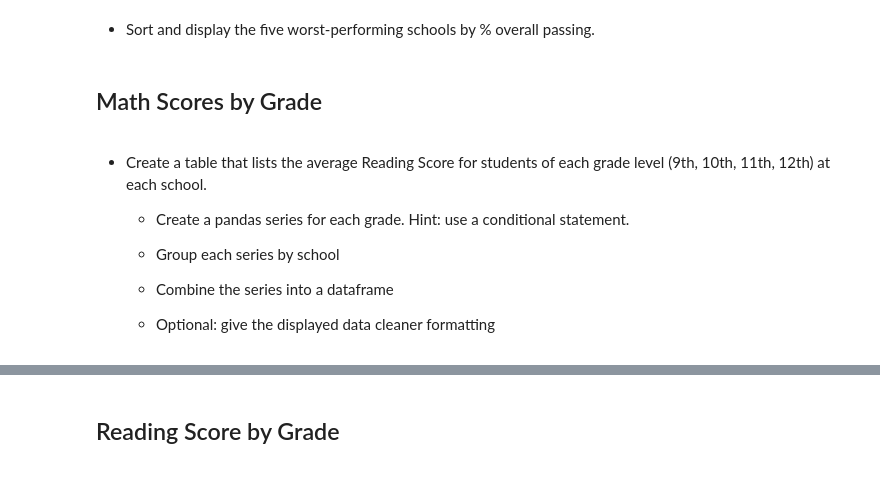
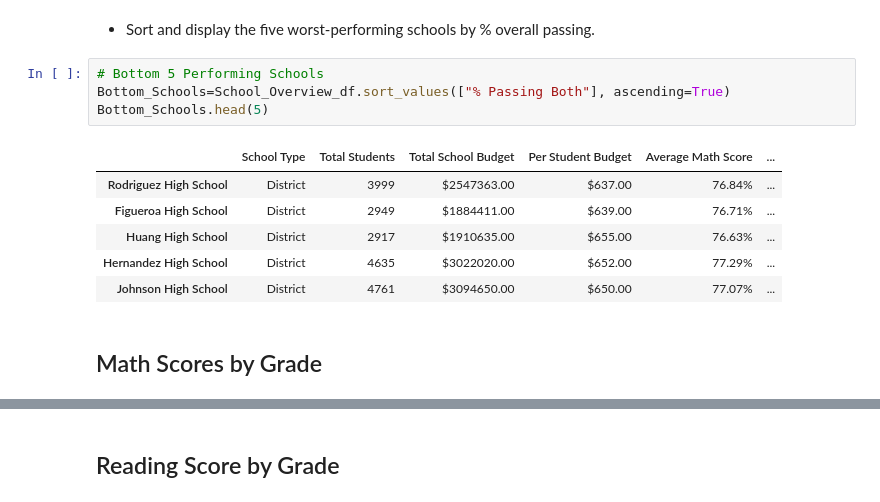
Before and after one commit to KWildcatQ/Pandas, a Jupyter notebook: PyCitySchools/PyCitySchools_starter.ipynb, the cells around one changed output, grey strips where cells are left out. Saved outputs shown, nothing was run; the diff lists cells and outputs as text.

```diff
--- a/PyCitySchools/PyCitySchools_starter.ipynb
+++ b/PyCitySchools/PyCitySchools_starter.ipynb
@@ -390,15 +394,16 @@ AttributeError: 'dict' object has no attribute 'sort_values'
 ## Bottom Performing Schools (By % Overall Passing)
 # %% [markdown]
 * Sort and display the five worst-performing schools by % overall passing.
+# %%
+# Bottom 5 Performing Schools
+Bottom_Schools=School_Overview_df.sort_values(["% Passing Both"], ascending=True)
+Bottom_Schools.head(5)
+# %% [output]
+|  | School Type | Total Students | Total School Budget | Per Student Budget | Average Math Score | ... |
+| Rodriguez High School | District | 3999 | $2547363.00 | $637.00 | 76.84% | ... |
+| Figueroa High School | District | 2949 | $1884411.00 | $639.00 | 76.71% | ... |
+| Huang High School | District | 2917 | $1910635.00 | $655.00 | 76.63% | ... |
+| Hernandez High School | District | 4635 | $3022020.00 | $652.00 | 77.29% | ... |
+| Johnson High School | District | 4761 | $3094650.00 | $650.00 | 77.07% | ... |
 # %% [markdown]
 ## Math Scores by Grade
-# %% [markdown]
-* Create a table that lists the average Reading Score for students of each grade level (9th, 10th, 11th, 12th) at each school.
-
-  * Create a pandas series for each grade. Hint: use a conditional statement.
-
-  * Group each series by school
-
-  * Combine the series into a dataframe
-
-  * Optional: give the displayed data cleaner formatting
```
Also changed, not shown: parts of 18 cells of this notebook.
